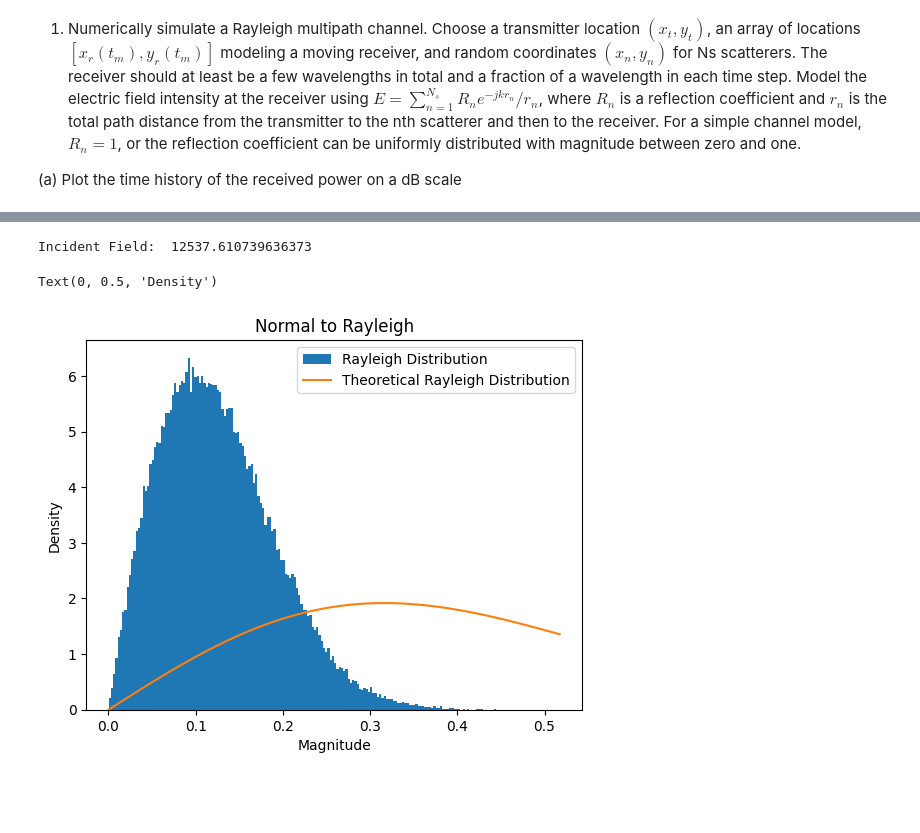
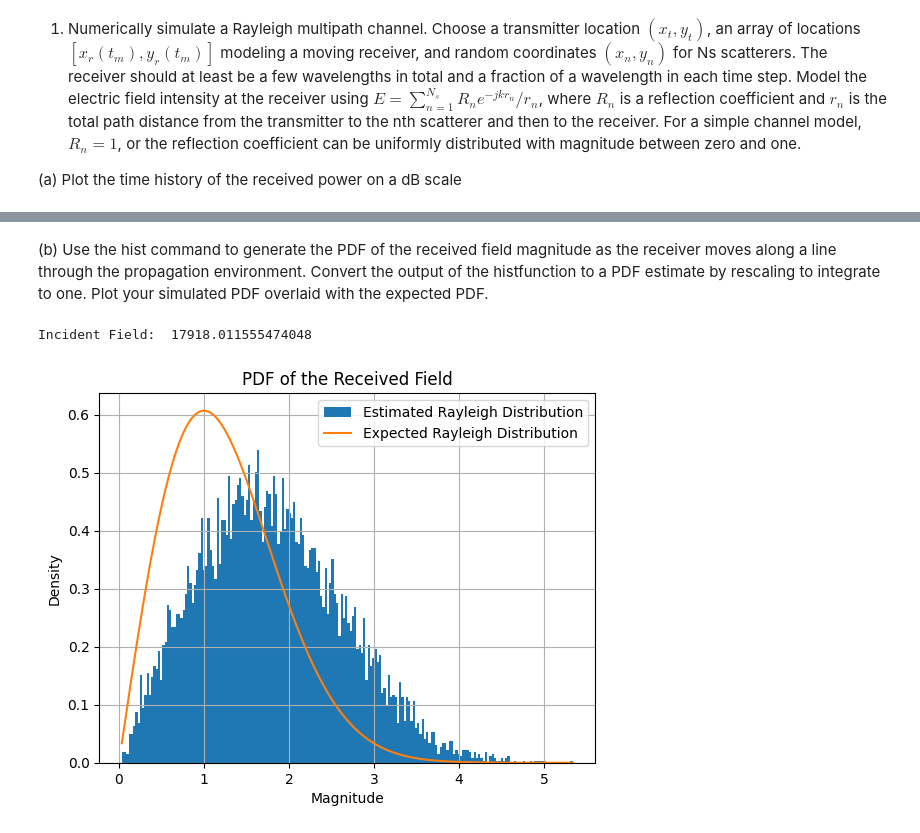
Before and after one commit to Montuck/antenna-software, a Jupyter notebook: HW18.ipynb, the cells around one changed output, grey strips where cells are left out. Saved outputs shown, nothing was run; the diff lists cells and outputs as text; code cells hidden in the pictures; blank space fills up the shorter version.

```diff
--- a/HW18.ipynb
+++ b/HW18.ipynb
@@ -5,38 +52,33 @@
+# %% [markdown]
+(b) Use the hist command to generate the PDF of the received field magnitude as the receiver moves along a line through the propagation environment. Convert the output of the histfunction to a PDF estimate by rescaling to integrate to one. Plot your simulated PDF overlaid with the expected PDF.
 # %%
-import numpy as np
-import matplotlib.pyplot as plt
-
-# variables
-points = 100000
-bins = 200
-
 # gaussian case
-mean = 0
-variance = 0.1
-R = np.random.normal(mean, variance, points)
-S = np.random.normal(mean, variance, points)
-Z = R + 1j*S
+mean = np.mean(E)
+variance = np.var(E)
+X = np.random.normal(mean, variance, points)
+Y = np.random.normal(mean, variance, points)
+Z = X + 1j*Y
 
 # incident field calculation
 E = np.sum(np.abs(Z))               # incident field at the receive
 print("Incident Field: ", E)        # print the incident field
 
 # distance and angle
-r = np.sqrt(R**2 + S**2)
-theta = np.arctan(S/R)
+r = np.sqrt(X**2 + Y**2)
+theta = np.arctan(Y/X)
 
-# joint distribution reduced by integrating from 0 to 2pi
+# ideal Rayleigh plot
 fr = r*np.exp(-r**2/(2*variance)) / (variance)
 
 # plot
 plt.figure()
-plt.hist(np.abs(Z), bins, density=True, label="Rayleigh Distribution")
-plt.plot(np.sort(r), fr[np.argsort(r)], label="Theoretical Rayleigh Distribution")
-plt.title("Rayleigh Distribution Measurement")
+plt.hist(np.abs(Z), bins, density=True, label="Estimated Rayleigh Distribution")
+plt.plot(np.sort(r), fr[np.argsort(r)], label="Expected Rayleigh Distribution")
+plt.title("PDF of the Received Field")
 plt.legend()
 plt.xlabel("Magnitude")
 plt.ylabel("Density")
+plt.grid()
 # %% [output]
-Incident Field:  12537.610739636373
+Incident Field:  17918.011555474048
-Text(0, 0.5, 'Density')
-[figure, old version]
+[figure, new version]
```
Also changed, not shown: parts of 8 cells of this notebook, 1 other file.
